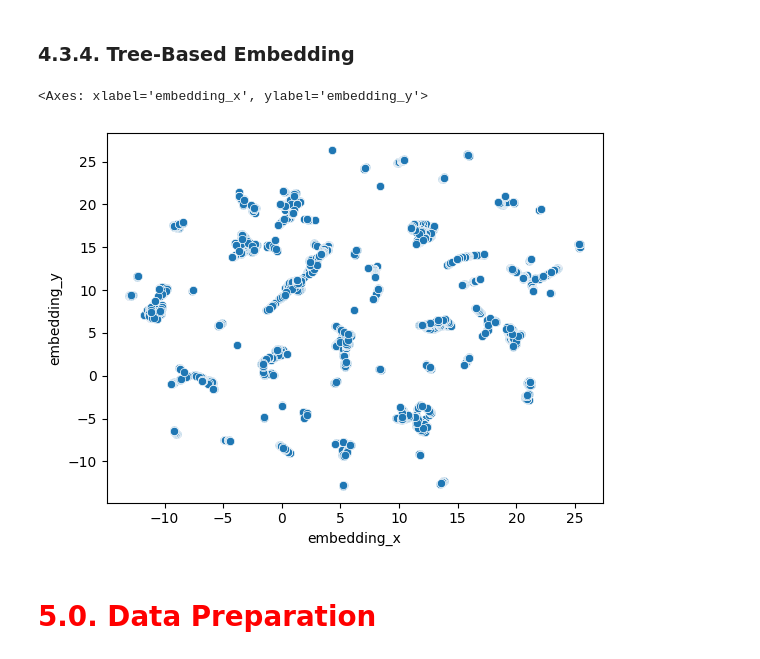
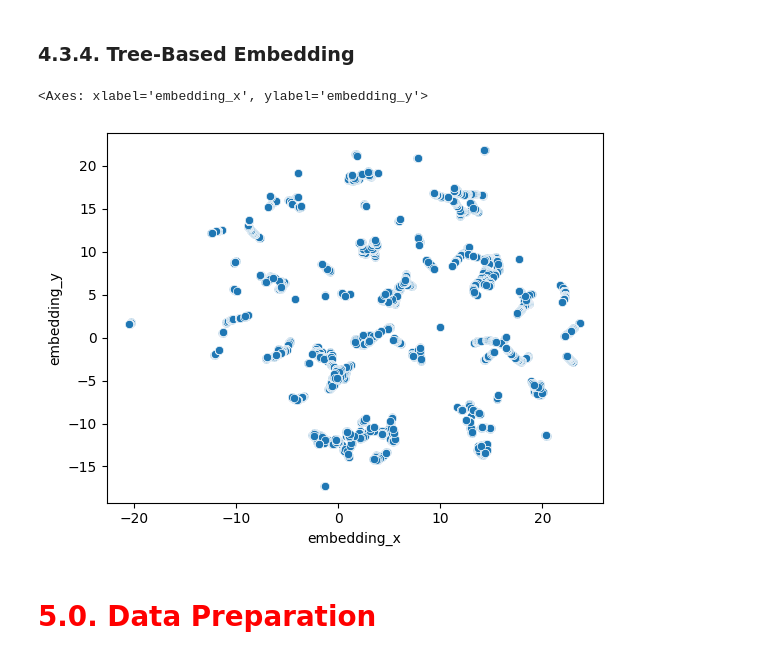
Before and after one commit to TiagoTuk/insiders_clustering, a Jupyter notebook: insiders_clustering/src/models/C10-deploy.ipynb, the cells around one changed output. Drawn from its saved outputs; the diff is of its cells as text; code cells hidden in the pictures.

```diff
--- a/insiders_clustering/src/models/C10-deploy.ipynb
+++ b/insiders_clustering/src/models/C10-deploy.ipynb
@@ -30,6 +31,9 @@ from sklearn.neighbors import NearestNeighbors
 from scipy.cluster import hierarchy as hc
 
 from sqlalchemy import create_engine, text
+# %%
+AWS_ACCESS_KEY_ID = os.environ.get( AWS_ACCESS_KEY_ID )
+AWS_SECRET_ACCESS_KEY = os.environ.get( AWS_SECRET_ACCESS_KEY )
 # %% [markdown]
 ## <font color='blue'>0.2. Load DataSet</font>
 # %%
@@ -437,35 +431,41 @@ df_tsne['embedding_y'] = embedding[:, 1]
 ### 4.3.4. Tree-Based Embedding
 # %%
 # training dataset
-X = df4.drop( columns=['gross_revenue'], axis=1)
-y = df4['gross_revenue']
+X = df43.drop( columns=['gross_revenue'], axis=1)
+y = df43['gross_revenue']
 
-# model definition
-rf_model = en.RandomForestRegressor(n_estimators=100, random_state=42)
+## model definition
+#rf_model = en.RandomForestRegressor(n_estimators=100, random_state=42)
+#
+## model training
+#rf_model.fit( X, y )
+#
 
-# model training
-rf_model.fit( X, y )
-
-# Leaf
+#rf_model = pickle.load( open( '../models/rf_model.pkl', 'rb') )
+rf_model = pickle.load( fs.open( 's3://insiders-dataset-tuk/rf_model.pkl', 'rb') )
 
 # dataframe Leaf
 df_leaf = pd.DataFrame( rf_model.apply( X ) )
 # %%
 # reduzindo a dimensionalidade
-reducer = umap.UMAP( random_state=42 )
-embedding = reducer.fit_transform( df_leaf )
+#reducer = umap.UMAP( random_state=42 )
+#embedding = reducer.fit_transform( df_leaf )
+
+#reducer = pickle.load( open( '../features/umap_reducer.pkl', 'rb'))
+reducer = pickle.load( fs.open( 's3://insiders-dataset-tuk/umap_reducer.pkl', 'rb'))
+embedding = reducer.transform( df_leaf )
 
 # embedding
 df_tree = pd.DataFrame()
 df_tree['embedding_x'] = embedding[:, 0]
 df_tree['embedding_y'] = embedding[:, 1]
 
-##plot
-#sns.scatterplot( x='embedding_x', y='embedding_y',
-#                data=df_tree)
+#plot
+sns.scatterplot( x='embedding_x', y='embedding_y',
+                data=df_tree)
 # %% [output]
 <Axes: xlabel='embedding_x', ylabel='embedding_y'>
-[figure, old version]
+[figure, new version]
 # %% [markdown]
 # <font color='red'>5.0. Data Preparation</font>
 # %%
```
Also changed, not shown: parts of 9 cells of this notebook, 2 other files.
